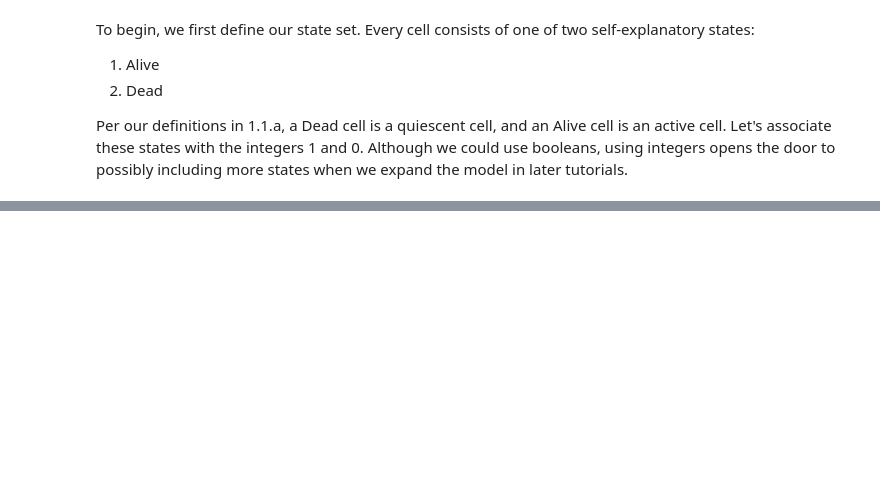
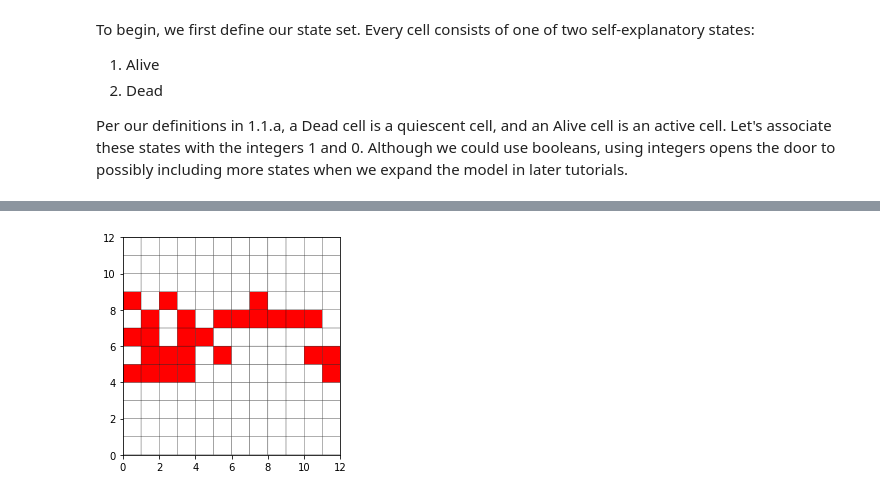
Before and after one commit to bglowniak/GameOfLifeTutorial, a Jupyter notebook: notebooks/part1--ca_intro.ipynb, the cells around one changed output, grey strips where cells are left out. Drawn from its saved outputs; the diff is of its cells as text; code cells hidden in the pictures; blank space fills up the shorter version.

```diff
--- a/notebooks/part1--ca_intro.ipynb
+++ b/notebooks/part1--ca_intro.ipynb
@@ -185,0 +181,5 @@ density plots, phase space?, transition diagrams?, cobweb plots?
+# %%
+world3 = init_world(n = 12, cluster_n = 4, clusters = 4, threshold = 0.4)
+plot_world(world3)
+# %% [output]
+[figure, added]
```
Also changed, not shown: parts of 20 cells of this notebook, 2 other files.
